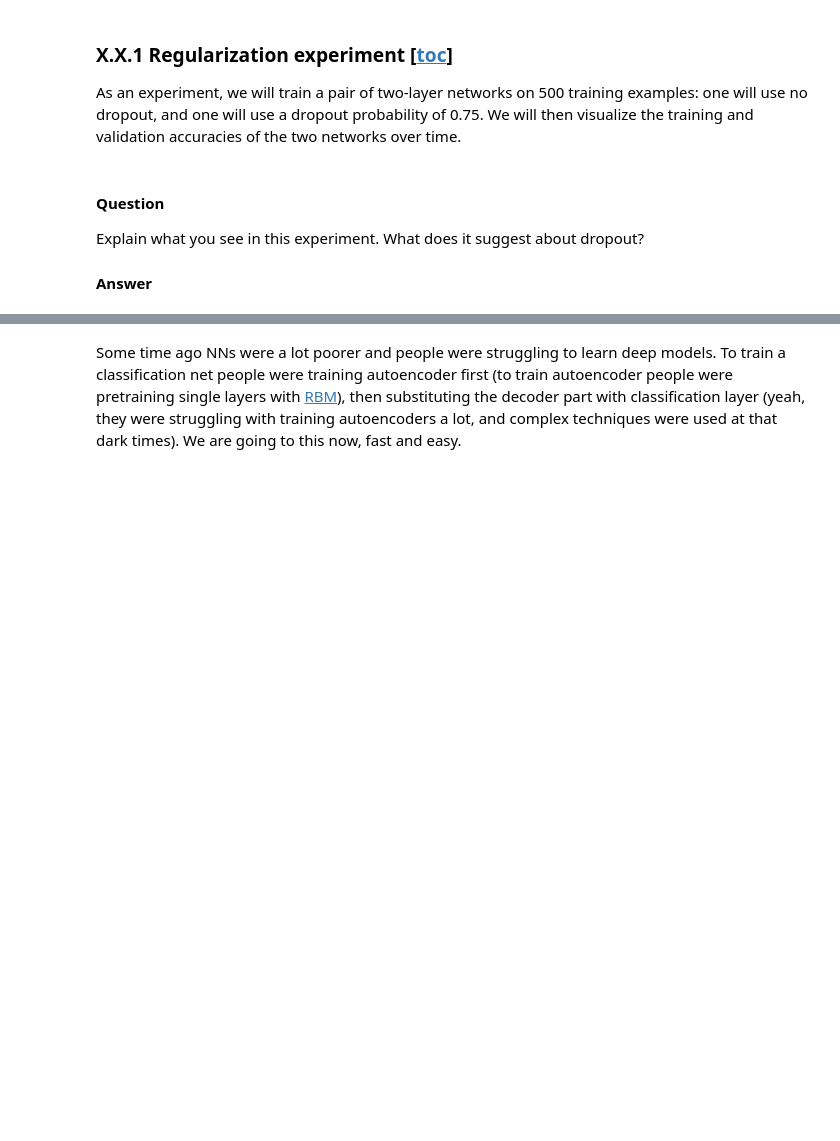
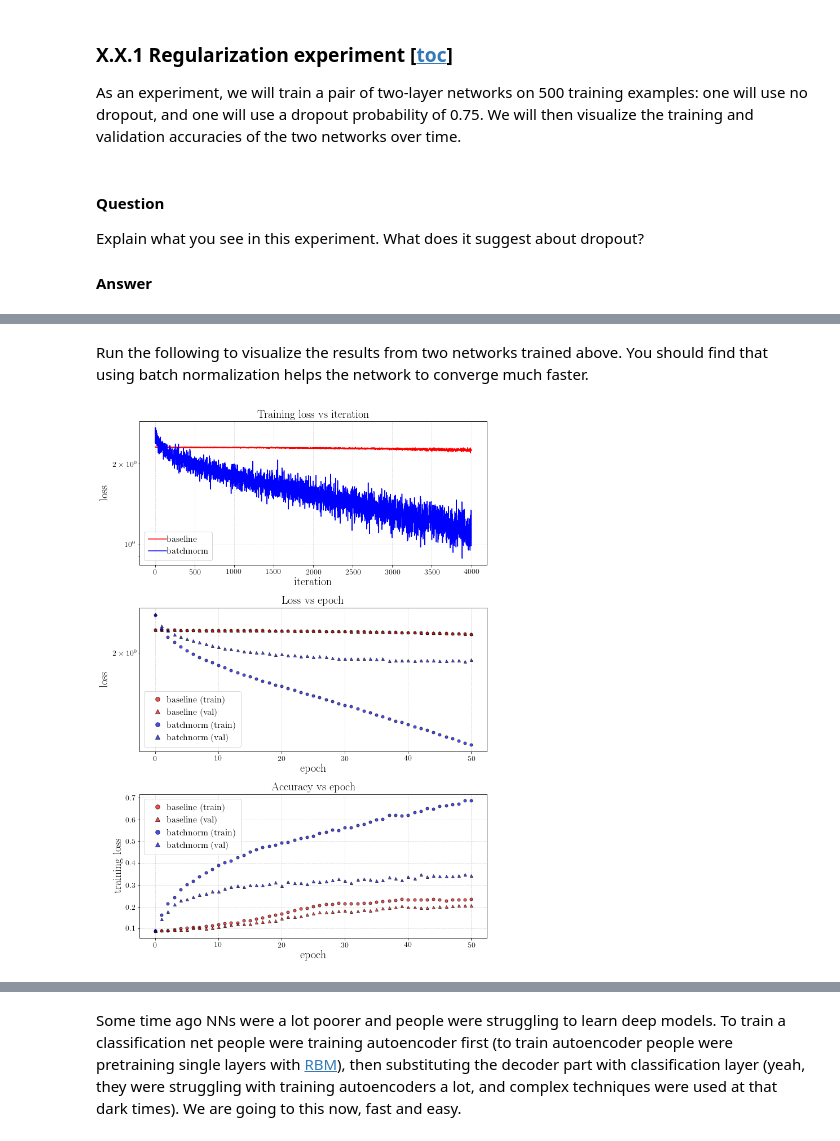
Before and after one commit to siri3us/ml, a Jupyter notebook: notebooks/my_neural_net/nn_example.ipynb, the cells around one changed output, grey strips where cells are left out. Saved outputs shown, nothing was run; the diff lists cells and outputs as text; code cells hidden in the pictures; blank space fills up the shorter version.

```diff
--- a/notebooks/my_neural_net/nn_example.ipynb
+++ b/notebooks/my_neural_net/nn_example.ipynb
@@ -1497,0 +1545,20 @@ Explain what you see in this experiment. What does it suggest about dropout?
+# %%
+np.random.seed(231)
+N, D, H1, H2, C = 2, 15, 20, 30, 10
+X = np.random.randn(N, D)
+y = np.random.randint(C, size=(N,))
+
+for dropout in [0, 0.25, 0.5]:
+    print('Running check with dropout = ', dropout)
+    model = FullyConnectedNet([H1, H2], input_dim=D, num_classes=C,
+                            weight_scale=5e-2, dtype=np.float64,
+                            dropout=dropout, seed=123, keep_seed=True) # keep_seed=True is critical here
+
+    loss, grads = model.loss(X, y)
+    print('Initial loss: ', loss)
+
+    for name in sorted(grads):
+        f = lambda _: model.loss(X, y)[0]
+        grad_num = eval_numerical_gradient(f, model.params[name], verbose=False, h=1e-5)
+        print('%s relative error: %.2e' % (name, rel_error(grad_num, grads[name])))
+    print()
@@ -1497,0 +1614,45 @@ Explain what you see in this experiment. What does it suggest about dropout?
+# %% [markdown]
+Run the following to visualize the results from two networks trained above. You should find that using batch normalization helps the network to converge much faster.
+# %%
+solver = solvers[False]
+bn_solver = solvers[True]
+f, axarr = plt.subplots(3, 1, figsize=(10, 14))
+plot_kwargs = {'markeredgecolor': 'k', 'ms': 5, 'alpha': 0.7}
+
+ax = axarr[0]
+ax.plot(solver.loss_history, color='r', label='baseline')
+ax.plot(bn_solver.loss_history, color='b', label='batchnorm')
+ax.set_yscale('log')
+ax.set_xlabel('iteration')
+ax.set_ylabel('loss')
+ax.set_title('Training loss vs iteration')
+ax.grid(linestyle='--', alpha=0.5)
+ax.legend(loc='lower left', fontsize=16)
+
+ax = axarr[1]
+ax.plot(solver.train_loss_history,    'o', color='r', label='baseline (train)', **plot_kwargs)
+ax.plot(solver.val_loss_history,      '^', color='r', label='baseline (val)', **plot_kwargs)
+ax.plot(bn_solver.train_loss_history, 'o', color='b', label='batchnorm (train)', **plot_kwargs)
+ax.plot(bn_solver.val_loss_history,   '^', color='b', label='batchnorm (val)', **plot_kwargs)
+ax.set_yscale('log')
+ax.set_xlabel('epoch')
+ax.set_ylabel('loss')
+ax.set_title('Loss vs epoch')
+ax.grid(linestyle='--', alpha=0.5)
+ax.legend(loc='lower left', fontsize=16)
+
+ax = axarr[2]
+ax.plot(solver.train_acc_history, 'o', color='r', label='baseline (train)', **plot_kwargs)
+ax.plot(solver.val_acc_history,   '^', color='r', label='baseline (val)', **plot_kwargs)
+ax.plot(bn_solver.train_acc_history, 'o', color='b', label='batchnorm (train)', **plot_kwargs)
+ax.plot(bn_solver.val_acc_history,   '^', color='b', label='batchnorm (val)', **plot_kwargs)
+ax.set_xlabel('epoch')
+ax.set_ylabel('training loss')
+ax.set_title('Accuracy vs epoch')
+ax.grid(linestyle='--', alpha=0.5)
+ax.legend(loc='upper left', fontsize=16)
+
+plt.tight_layout()
+plt.show()
+# %% [output]
+[figure, added]
```
Also changed, not shown: parts of 62 cells of this notebook, 1 other file.
